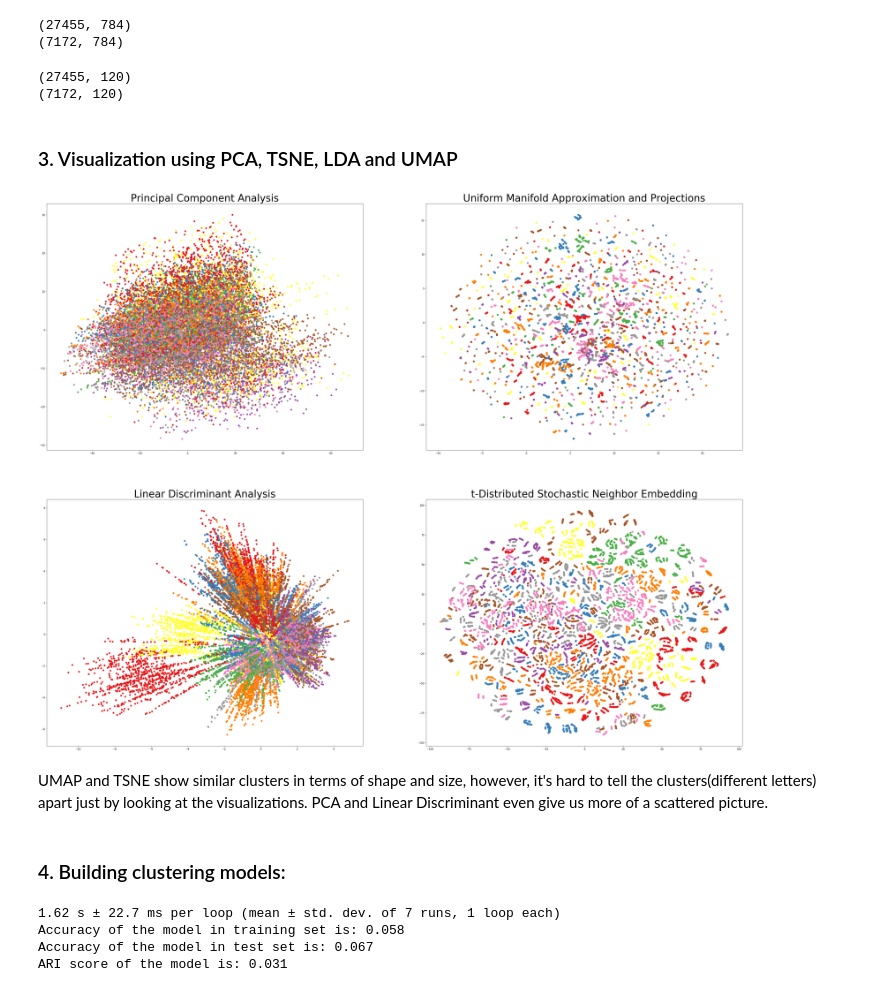
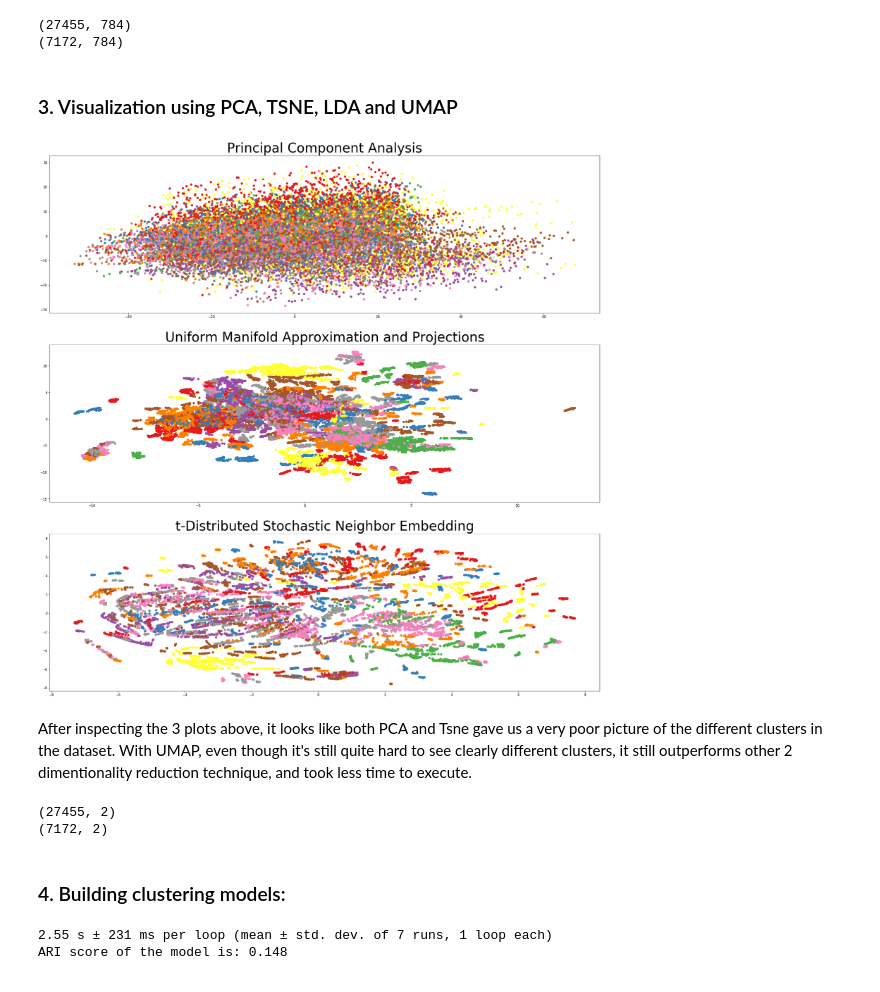
Before and after one commit to vilandao/clustering_techniques_unsupervised, a Jupyter notebook: Unsupervised learning Challenge.ipynb, the cells around one changed output. Cells and saved outputs as stored; diff of their text form; code cells hidden in the pictures.

Commit message:
Update clustering challenge

```diff
--- a/Unsupervised learning Challenge.ipynb
+++ b/Unsupervised learning Challenge.ipynb
@@ -146,52 +143,51 @@ print(X_test.shape)
 # %% [output]
 (27455, 784)
 (7172, 784)
-# %%
-# Dimensionality reduction with PCA:
-pca = PCA(n_components=120)
-
-X_train = pca.fit_transform(X_train)
-X_test = pca.transform(X_test)
-
-print(X_train.shape)
-print(X_test.shape)
-# %% [output]
-(27455, 120)
-(7172, 120)
 # %% [markdown]
 ### 3. Visualization using PCA, TSNE, LDA and UMAP
 # %%
 # Visualize the dataset using different dimensionality reduction techniques:
 X_train_PCA = PCA(n_components=2).fit_transform(X_train)
-X_train_LDA = LDA(n_components=2).fit_transform(X_train,y_train)
-X_TSNE = TSNE().fit_transform(X_train)
-X_UMAP = umap.UMAP(n_neighbors=15,
-                      min_dist=0.1,
-                      metric='correlation').fit_transform(X_train)
+X_train_TSNE = TSNE(n_components=2,
+                    verbose=0,
+                    perplexity=40,
+                    n_iter=300).fit_transform(X_train)
+X_train_UMAP = umap.UMAP(n_neighbors=80,
+                      min_dist=0.4,
+                      metric='euclidean').fit_transform(X_train)
 # %%
-fig = plt.figure(figsize=(50,40))
+fig = plt.figure(figsize=(30,30))
 
-plt.subplot(2,2,1)
+plt.subplot(3,1,1)
 plt.scatter(X_train_PCA[:,0], X_train_PCA[:,1], c=y_train, cmap='Set1')
 plt.title("Principal Component Analysis", fontsize=40)
 
-plt.subplot(2,2,2)
-plt.scatter(X_UMAP[:,0], X_UMAP[:,1], c=y_train, cmap='Set1')
+plt.subplot(3,1,2)
+plt.scatter(X_train_UMAP[:,0], X_train_UMAP[:,1], c=y_train, cmap='Set1')
 plt.title("Uniform Manifold Approximation and Projections", fontsize=40)
 
-plt.subplot(2,2,3)
-plt.scatter(X_train_LDA[:,0], X_train_LDA[:,1], c=y_train, cmap='Set1')
-plt.title("Linear Discriminant Analysis", fontsize=40)
-
-plt.subplot(2,2,4)
-plt.scatter(X_TSNE[:,0], X_TSNE[:,1], c=y_train, cmap='Set1')
+plt.subplot(3,1,3)
+plt.scatter(X_train_TSNE[:,0], X_train_TSNE[:,1], c=y_train, cmap='Set1')
 plt.title("t-Distributed Stochastic Neighbor Embedding", fontsize=40)
 
 plt.show()
 # %% [output]
-[figure, old version]
+[figure, new version]
-# %% [markdown]
-UMAP and TSNE show similar clusters in terms of shape and size, however, it's hard to tell the clusters(different letters) apart just by looking at the visualizations. PCA and Linear Discriminant even give us more of a scattered picture.
+# %% [markdown]
+After inspecting the 3 plots above, it looks like both PCA and Tsne gave us a very poor picture of the different clusters in the dataset. With UMAP, even though it's still quite hard to see clearly different clusters, it still outperforms other 2 dimentionality reduction technique, and took less time to execute.
+# %%
+# Dimensionality reduction with UMAP:
+
+X_train = X_train_UMAP
+X_test = umap.UMAP(n_neighbors=100,
+                      min_dist=0.6,
+                      metric='euclidean').fit_transform(X_test)
+
+print(X_train.shape)
+print(X_test.shape)
+# %% [output]
+(27455, 2)
+(7172, 2)
 # %% [markdown]
 ### 4. Building clustering models:
 # %%
@@ -202,14 +198,10 @@ k_means = MiniBatchKMeans(n_clusters=24, random_state=123, max_iter=150, batch_s
 y_preds_train = k_means.predict(X_train)
 y_preds_test = k_means.predict(X_test)
 
-print('Accuracy of the model in training set is: {:.3f}'.format(accuracy_score(y_train, y_preds_train)))
-print('Accuracy of the model in test set is: {:.3f}'.format(accuracy_score(y_test, y_preds_test)))
 print('ARI score of the model is: {:.3f}'.format(metrics.adjusted_rand_score(y_test, y_preds_test)))
 # %% [output]
-1.62 s ± 22.7 ms per loop (mean ± std. dev. of 7 runs, 1 loop each)
-Accuracy of the model in training set is: 0.058
-Accuracy of the model in test set is: 0.067
-ARI score of the model is: 0.031
+2.55 s ± 231 ms per loop (mean ± std. dev. of 7 runs, 1 loop each)
+ARI score of the model is: 0.148
 # %%
 # DBSCAN clustering technique:
 dbscan_cluster = DBSCAN(eps=1, min_samples=5)
```
Also changed, not shown: parts of 8 cells of this notebook.
